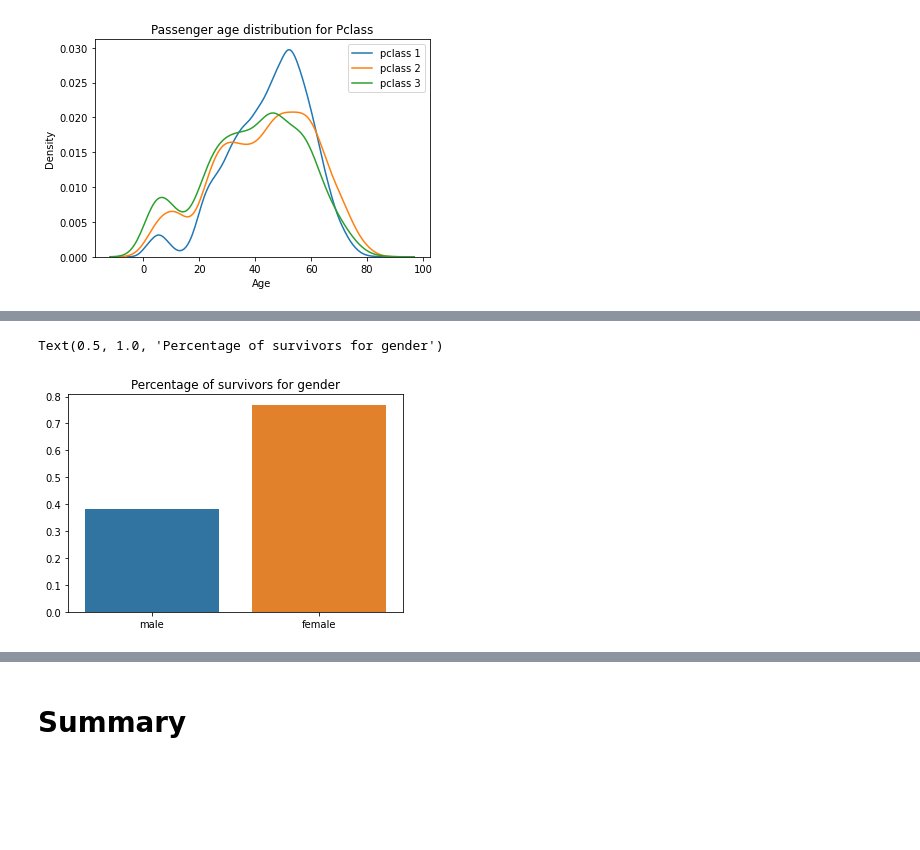
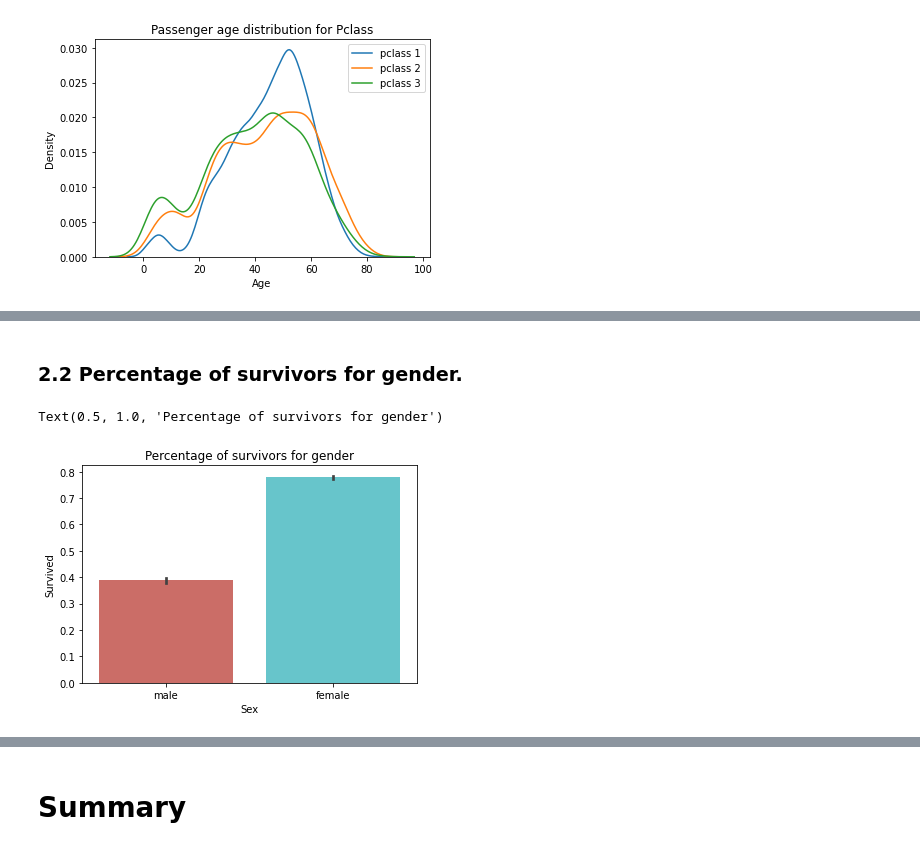
Before and after one commit to AleksandraVS/ML-COURSE-2022, a Jupyter notebook: eda.ipynb, the cells around one changed output, grey strips where cells are left out. Saved outputs shown, nothing was run; the diff lists cells and outputs as text; code cells hidden in the pictures; blank space fills up the shorter version.

```diff
--- a/eda.ipynb
+++ b/eda.ipynb
@@ -44,5 +60,7 @@ df = df.dropna() # стоит ли так делать?
 # %%
 df["Age"] = df.Age.astype(int)
+df["Fare"] = df.Fare.astype(int)
+df["Cabin"] = df["Cabin"].apply(lambda s: s[0])
 # %% [markdown]
 # Data exploration
 # %% [markdown]
@@ -108,9 +154,8 @@ Name: Sex, dtype: int64
+# %% [markdown]
+### 2.2  Percentage of survivors for gender.
 # %%
-a = df.Sex.value_counts().to_list()
-b = df[df.Survived == 1].Sex.value_counts()
-percent_of_survivors = [j / i for (i, j) in (a, b)][::-1]
-sns.barplot(x = df.Sex.unique(), y = percent_of_survivors)
-#plt.title("Percentage of survivors for gender")
+sns.barplot(x = df.Sex, y = df.Survived, palette = "hls")
+plt.title("Percentage of survivors for gender")
 # %% [output]
 Text(0.5, 1.0, 'Percentage of survivors for gender')
-[figure, old version]
+[figure, new version]
```
Also changed, not shown: parts of 35 cells of this notebook.
